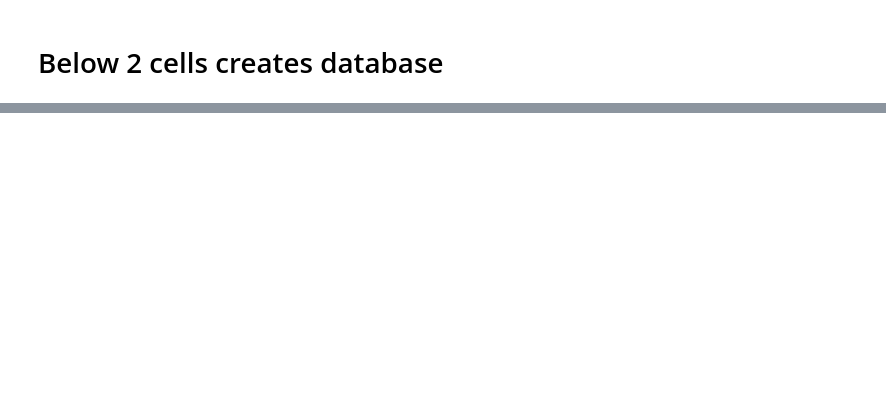
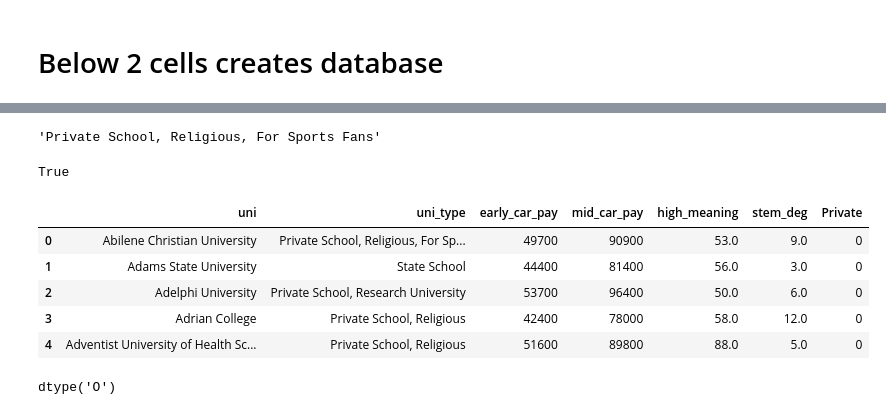
Before and after one commit to gseemann/College_Stats_Test, a Jupyter notebook: Gabriel.ipynb, the cells around one changed output, grey strips where cells are left out. Saved outputs shown, nothing was run; the diff lists cells and outputs as text; code cells hidden in the pictures; blank space fills up the shorter version.

```diff
--- a/Gabriel.ipynb
+++ b/Gabriel.ipynb
@@ -78,0 +122,2 @@ while web_page_iterator <64:
+# %%
+df = query_helper.query_to_df('SELECT * FROM payscale_colleges')
@@ -78,0 +127,23 @@ while web_page_iterator <64:
+# %%
+df['Private'] = 0
+df.head()
+df["uni_type"][0]
+# %% [output]
+'Private School, Religious, For Sports Fans'
+# %%
+"Private" in df['uni_type'][0]
+# %% [output]
+True
+# %%
+df.head()
+# %% [output]
+|  | uni | uni_type | early_car_pay | mid_car_pay | high_meaning | stem_deg | Private |
+| 0 | Abilene Christian University | Private School, Religious, For Sp... | 49700 | 90900 | 53.0 | 9.0 | 0 |
+| 1 | Adams State University | State School | 44400 | 81400 | 56.0 | 3.0 | 0 |
+| 2 | Adelphi University | Private School, Research University | 53700 | 96400 | 50.0 | 6.0 | 0 |
+| 3 | Adrian College | Private School, Religious | 42400 | 78000 | 58.0 | 12.0 | 0 |
+| 4 | Adventist University of Health Sc... | Private School, Religious | 51600 | 89800 | 88.0 | 5.0 | 0 |
+# %%
+df['uni_type'].dtypes
+# %% [output]
+dtype('O')
```
Also changed, not shown: parts of 27 cells of this notebook.
